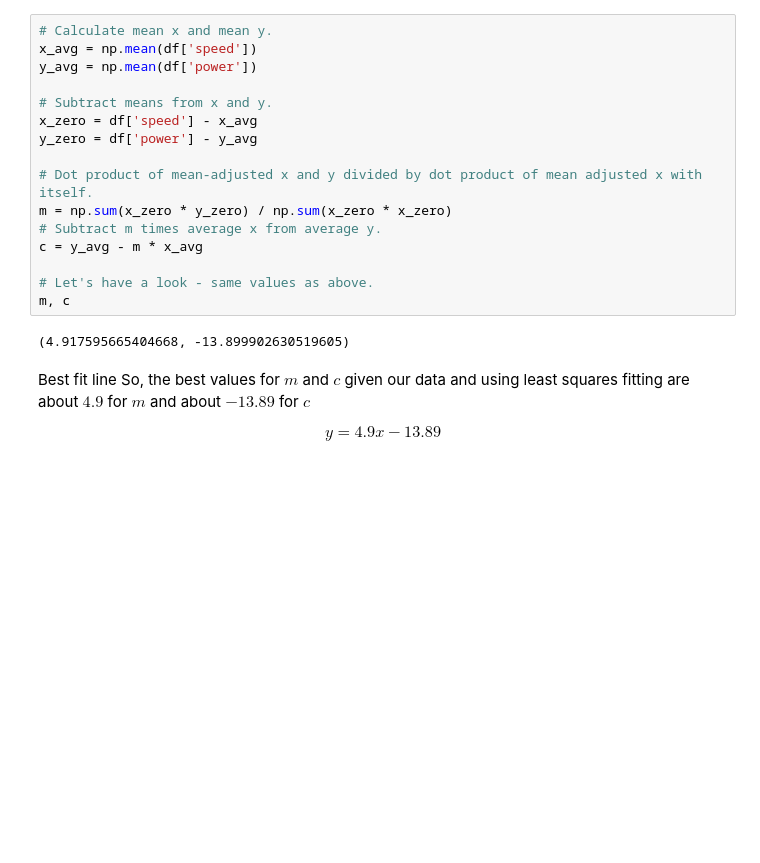
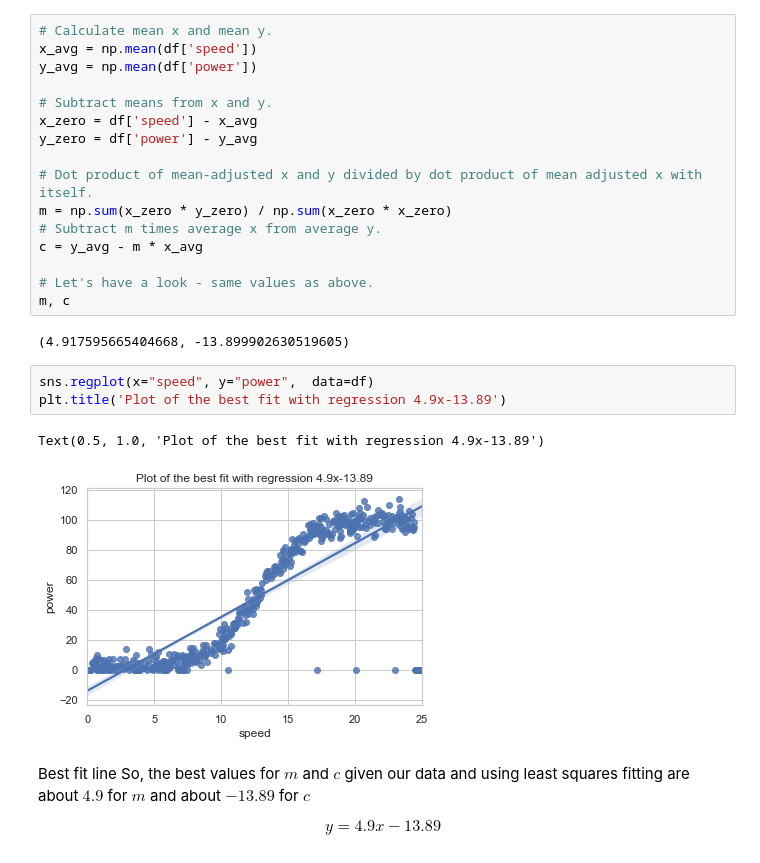
Before and after one commit to neadie/machine_learning_and_stats_project, a Jupyter notebook: MachineLearningAndStatsProject.ipynb, the cells around one changed output. Drawn from its saved outputs; the diff is of its cells as text; blank space fills up the shorter version.

```diff
--- a/MachineLearningAndStatsProject.ipynb
+++ b/MachineLearningAndStatsProject.ipynb
@@ -140,6 +169,12 @@ c = y_avg - m * x_avg
 m, c
 # %% [output]
 (4.917595665404668, -13.899902630519605)
+# %%
+sns.regplot(x="speed", y="power",  data=df)
+plt.title('Plot of the best fit with regression 4.9x-13.89')
+# %% [output]
+Text(0.5, 1.0, 'Plot of the best fit with regression 4.9x-13.89')
+[figure, added]
 # %% [markdown]
 Best fit line
 So, the best values for $m$ and $c$ given our data and using least squares fitting are about $4.9$ for $m$ and about $-13.89$ for $c$
```
Also changed, not shown: parts of 55 cells of this notebook, 1 other file.
